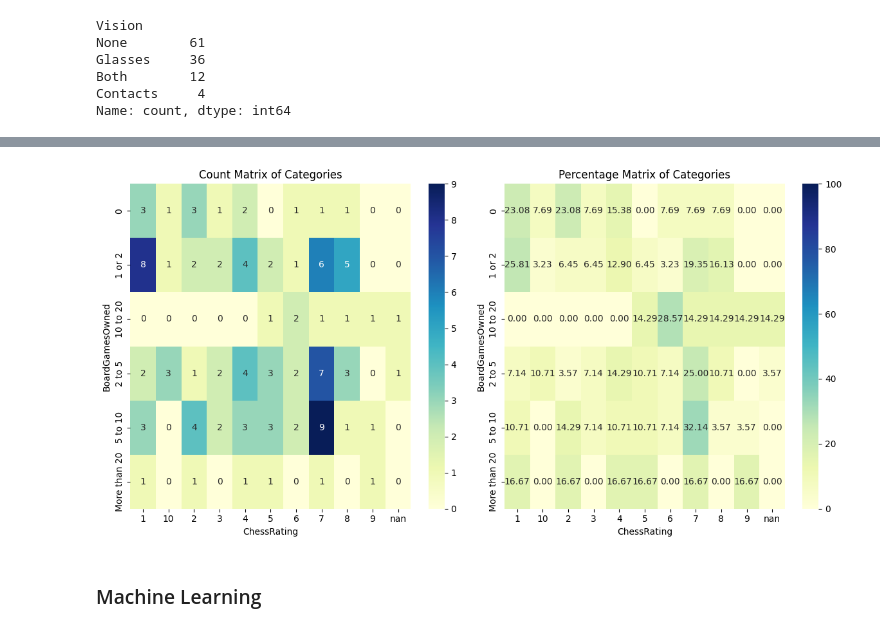
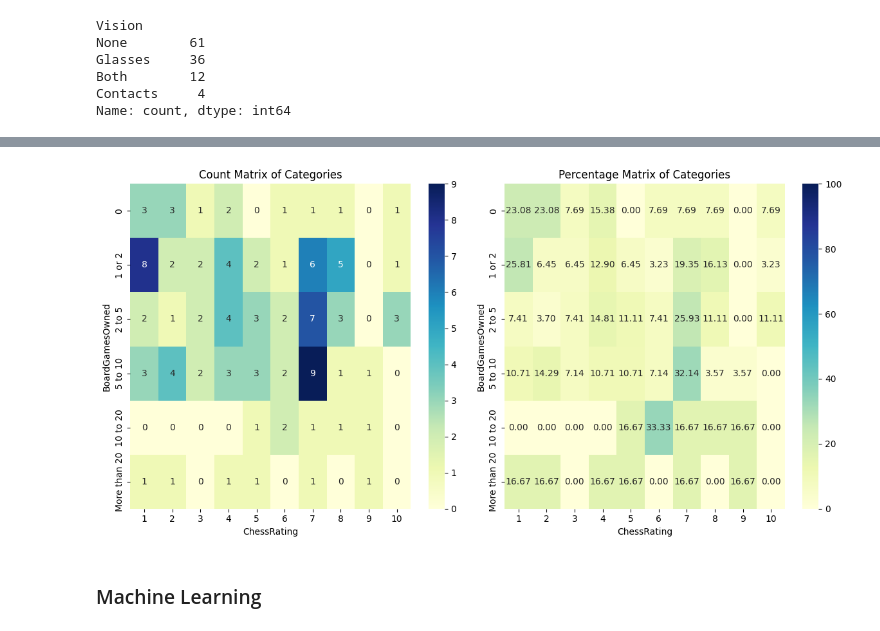
Before and after one commit to sevenwwu/sevenwwu.github.io, a Jupyter notebook: Data Science 311 Findings.ipynb, the cells around one changed output, grey strips where cells are left out. Cells and saved outputs as stored; diff of their text form; code cells hidden in the pictures.

```diff
--- a/Data Science 311 Findings.ipynb
+++ b/Data Science 311 Findings.ipynb
@@ -378,7 +378,7 @@ import seaborn as sns
 import pandas as pd
 
 def plot_count_and_percentage_heatmaps(x, y):
-    data = pd.DataFrame({x.name: x.astype(str), y.name: y.astype(str)})
+    data = pd.DataFrame({x.name: x, y.name: y})
 
     count_matrix = pd.crosstab(data[x.name], data[y.name])
 
@@ -543,17 +577,18 @@ Name: count, dtype: int64
 # %%
 range_order = ['0', '1 or 2', '2 to 5', '5 to 10', '10 to 20', "More than 20"]
 
 # Convert the 'BoardGamesOwned' column to a categorical type with the specified order
 copy_df = cleaned_df.copy()
 copy_df['BoardGamesOwned'] = copy_df['BoardGamesOwned'].apply(lambda x: "0" if x == "I do not own any board/card games.\xa0" else x)
 
 copy_df['BoardGamesOwned'] = pd.Categorical(copy_df['BoardGamesOwned'], categories=range_order, ordered=True)
 
 copy_df['ChessRating'] = copy_df['ChessRating'].astype(str)
 copy_df['ChessRating'] = pd.Categorical(copy_df['ChessRating'], categories=["nan","0","1","2","3","4","5","6","7","8","9","10"], ordered=True)
 
-plot_count_and_percentage_heatmaps(copy_df['BoardGamesOwned'], copy_df["ChessRating"])
+
+plot_count_and_percentage_heatmaps(copy_df['BoardGamesOwned'].sort_values(), copy_df["ChessRating"].sort_values())
 # %% [output]
-[figure, old version]
+[figure, new version]
 # %% [markdown]
 ### Machine Learning
```
Also changed, not shown: parts of 5 cells of this notebook.
